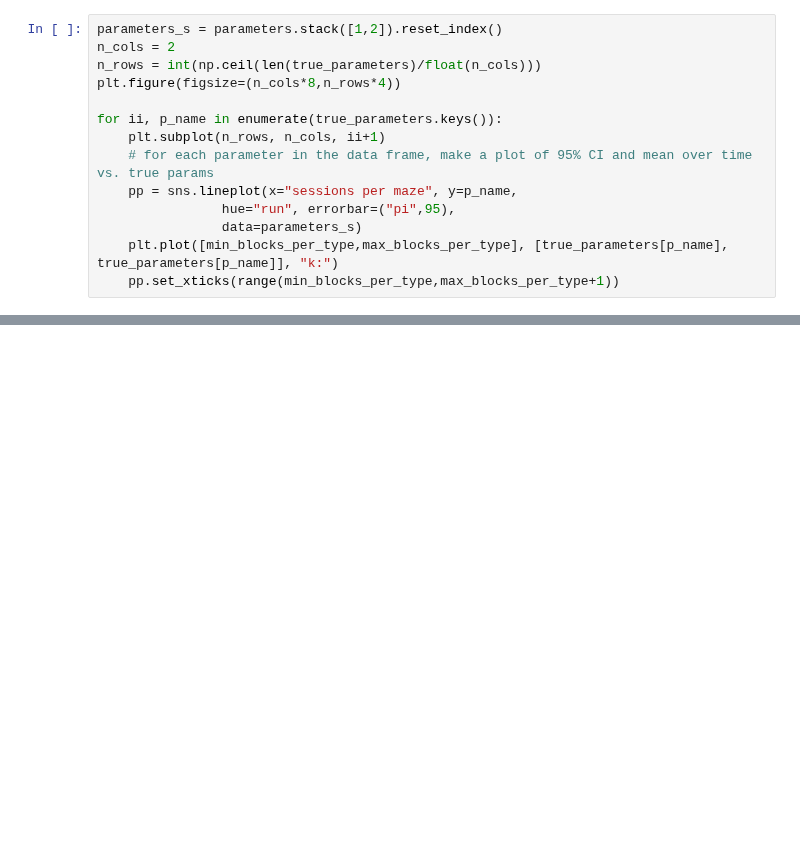
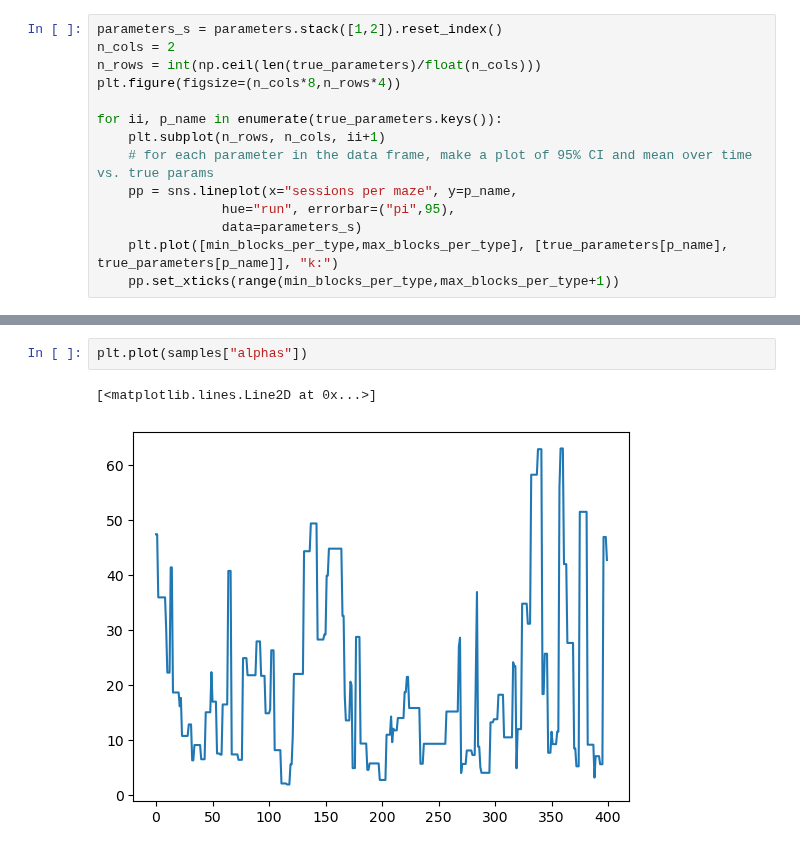
Before and after one commit to latimerk/hddCRP, a Jupyter notebook: simulation_testing.ipynb, the cells around one changed output, grey strips where cells are left out. Drawn from its saved outputs; the diff is of its cells as text; blank space fills up the shorter version.

```diff
--- a/simulation_testing.ipynb
+++ b/simulation_testing.ipynb
@@ -246,0 +248,5 @@ plt.plot(connection_data["F"][:,0])
+# %%
+plt.plot(samples["alphas"])
+# %% [output]
+[<matplotlib.lines.Line2D at 0x...>]
+[figure, added]
```
Also changed, not shown: parts of 11 cells of this notebook, 3 other files.
